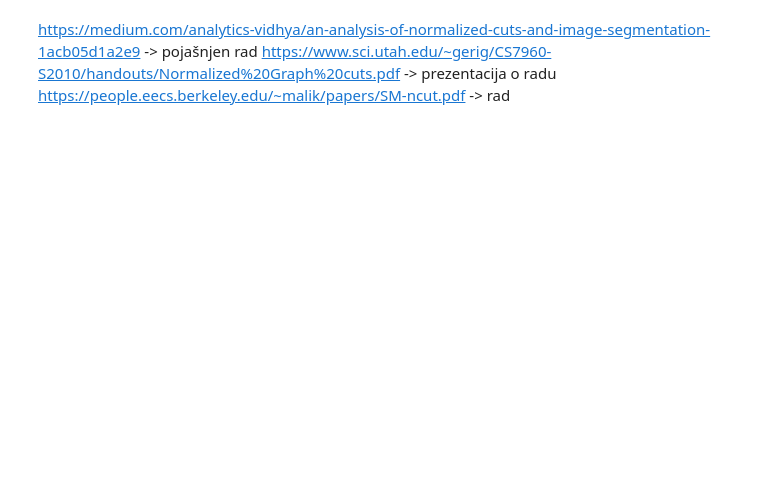
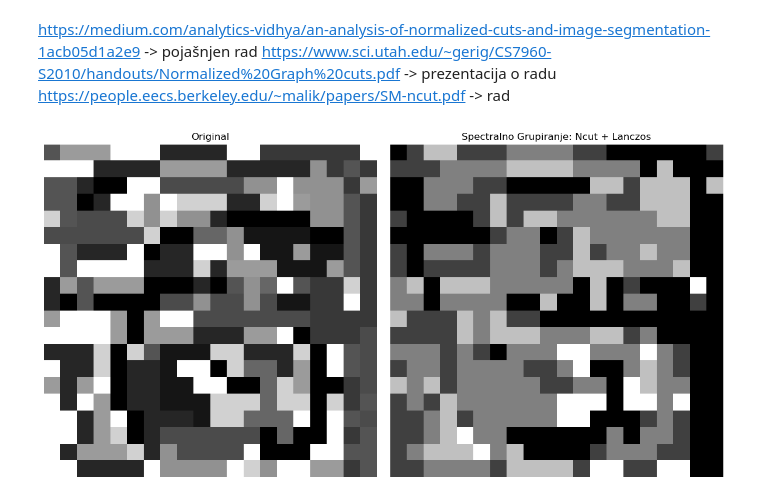
Before and after one commit to antoniamstr1/diplomski_rad, a Jupyter notebook: NCEIS.ipynb, the cells around one changed output. Drawn from its saved outputs; the diff is of its cells as text; code cells hidden in the pictures; blank space fills up the shorter version.

```diff
--- a/NCEIS.ipynb
+++ b/NCEIS.ipynb
@@ -8,7 +8,7 @@ import matplotlib.pyplot as plt
 from skimage import io
 # %%
 class SpectralClustering:
-    def __init__(self, sigma_I, sigma_X, r, lanczos_k, l, ncut_max):
+    def __init__(self, sigma_I, sigma_X, r, lanczos_k, l, ncut_max, max_clusters):
         self.sigma_I = sigma_I #intsnsitiy scale
         self.sigma_X = sigma_X #spatial sclae
         self.r = r # spatial cutoff
@@ -16,6 +16,7 @@ class SpectralClustering:
         self.l = l
         self.ncut_max = ncut_max  # threshold za splitting
         self.current_cluster_id = 0
+        self.max_clusters = max_clusters
 
     #-----------------------učitavanje slike-----------------------------
     def load_image(self, image_path):
@@ -53,7 +54,9 @@ class SpectralClustering:
         if W is None:
             W = self.W
         D = np.diag(np.sum(W, axis=1))
-        D_inv_sqrt = np.diag(1.0 / np.sqrt(np.diag(D))) # D^1/2
+        # PROBLEM: nekad naiđe na dijeljenje s 0
+        #
+        D_inv_sqrt = np.diag([1.0 / np.sqrt(d) if d != 0 else 0 for d in np.diag(D)]) # D^1/2
         return D_inv_sqrt @ (D - W) @ D_inv_sqrt
 
     # koristimo Lanczovou metodu da kretiramo manju matricu T umjesto L za
@@ -103,13 +106,14 @@ class SpectralClustering:
 
         return Q, alphas, betas
 
+
     def compute_fiedler_vector(self, L):
         #b = np.random.rand(self.n)
         b = np.ones(L.shape[0]) # da maknemo randomness
         Q, alphas, betas = self.lanczos(L, b)
         # tridijagonalna matrica
         T = np.diag(alphas) + np.diag(betas, 1) + np.diag(betas, -1)
-        # TODO: zamijeniti built-in .eigh funkciju
+        # TODO: zamijeniti built-in .eigh funkciju ??
         eigvals, eigvecs = np.linalg.eigh(T)
         fiedler = Q @ eigvecs[:, 1]
         fiedler = np.sign(fiedler[np.argmax(np.abs(fiedler))]) * fiedler # consistent sign ??
@@ -130,7 +134,8 @@ class SpectralClustering:
 
 
     def recursive_two_way(self, indices, parent_cluster_id=0):
-        if len(indices) < self.l:
+        # dodana logika da se i prati max broj grupa
+        if len(indices) < self.l or self.current_cluster_id >= self.max_clusters - 1:
             self.clusters[indices] = parent_cluster_id
             return
 
@@ -144,7 +149,6 @@ class SpectralClustering:
         min_ncut = np.inf
         best_split = self.l
         ncut_values = []
-
         for i in range(self.l, len(fiedler) - self.l, self.l):
             A = sorted_idx[:i]
             B = sorted_idx[i:]
@@ -159,10 +163,11 @@ class SpectralClustering:
         # kako odrediti max cut:
             # empririjski [0.1,0.5] ->provjeriti
             # malo iznad prosjeka
-        self.max_ncut = np.mean(ncut_values) # previše grupa
+        #self.max_ncut = np.mean(ncut_values) # previše grupa
 
         # dijeliti ili ne
-        if min_ncut < self.ncut_max:
+        # dodana logika da se prati  i broj grupa:
+        if min_ncut < self.ncut_max and self.current_cluster_id < self.max_clusters - 1:
             left = indices[sorted_idx[:best_split]]
             right = indices[sorted_idx[best_split:]]
 
@@ -192,9 +197,17 @@ class SpectralClustering:
         axs[0].set_title('Original')
         axs[0].axis('off')
 
-        axs[1].imshow(segmented_img, cmap='nipy_spectral')
+        axs[1].imshow(segmented_img, cmap='gray')
         axs[1].set_title('Spectralno Grupiranje: Ncut + Lanczos')
         axs[1].axis('off')
 
         plt.tight_layout()
         plt.show()
+# %%
+clusterer = SpectralClustering(sigma_I=0.1, sigma_X=5.0, r=10,
+                                 lanczos_k=30, l=10, ncut_max=0.3, max_clusters=10)
+clusterer.load_image('image3.png')
+segmented = clusterer.segment_image()
+clusterer.visualize()
+# %% [output]
+[figure, added]
```
Also changed, not shown: parts of 7 cells of this notebook, 2 other files.
